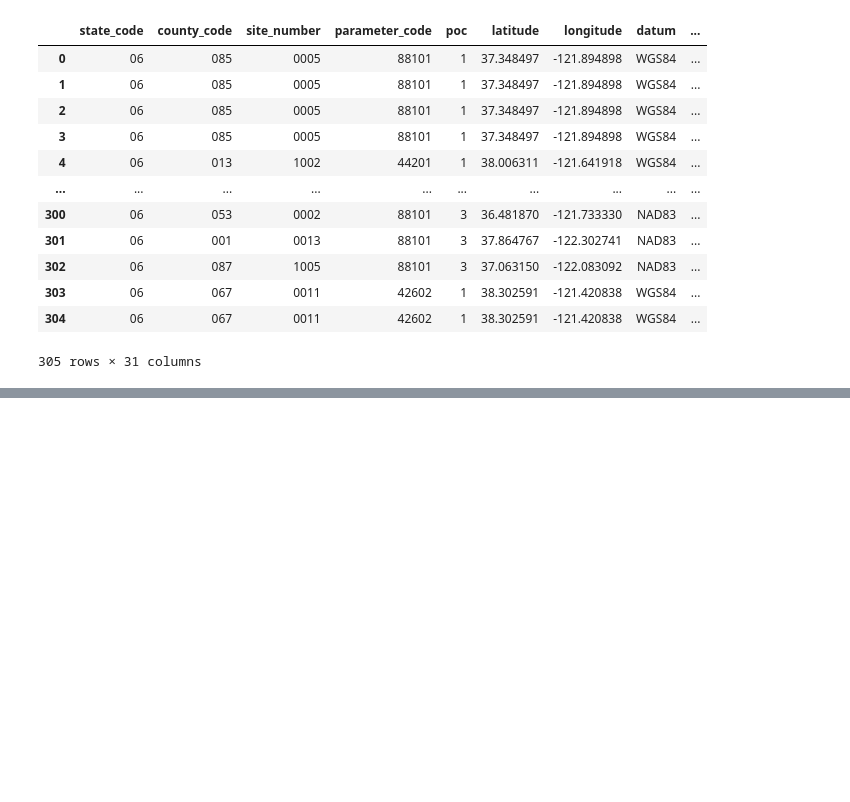
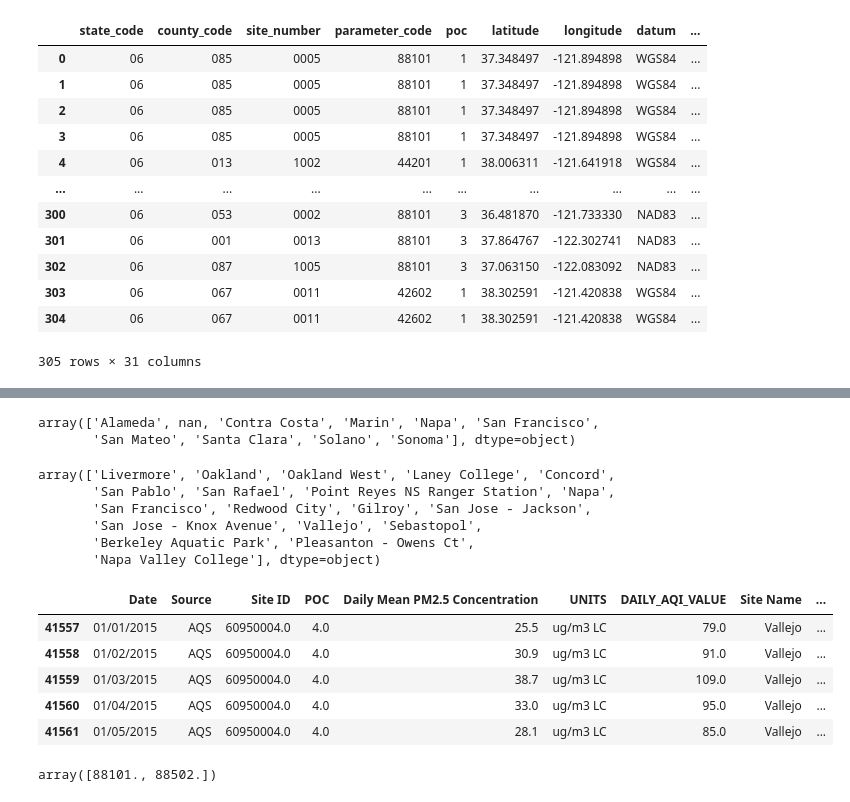
Before and after one commit to siawayforward/DS4A-group-project, a Jupyter notebook: dataset-details-aqs.ipynb, the cells around one changed output, grey strips where cells are left out. Cells and saved outputs as stored; diff of their text form; code cells hidden in the pictures; blank space fills up the shorter version.

```diff
--- a/dataset-details-aqs.ipynb
+++ b/dataset-details-aqs.ipynb
@@ -163,0 +428,5 @@ df
+# %%
+all_cali_data = pd.concat([df15,df16, df17, df18, df19, df20])
+# %%
+counties_wanted = ['Alameda', 'Contra Costa', 'Marin', 'Napa', 'San Francisco', 'San Mateo', 'Santa Clara', 'Solano', 'Sonoma']
+counties_wanted
@@ -163,0 +443,8 @@ df
+# %%
+wanted_data = all_cali_data.where(all_cali_data['COUNTY'].isin(counties_wanted))
+wanted_data['COUNTY'].unique()
+# %% [output]
+array(['Alameda', nan, 'Contra Costa', 'Marin', 'Napa', 'San Francisco',
+       'San Mateo', 'Santa Clara', 'Solano', 'Sonoma'], dtype=object)
+# %%
+data = wanted_data.dropna(subset=['COUNTY'])
@@ -163,0 +457,10 @@ df
+# %%
+data_sites = data['Site Name'].unique()
+data_sites
+# %% [output]
+array(['Livermore', 'Oakland', 'Oakland West', 'Laney College', 'Concord',
+       'San Pablo', 'San Rafael', 'Point Reyes NS Ranger Station', 'Napa',
+       'San Francisco', 'Redwood City', 'Gilroy', 'San Jose - Jackson',
+       'San Jose - Knox Avenue', 'Vallejo', 'Sebastopol',
+       'Berkeley Aquatic Park', 'Pleasanton - Owens Ct',
+       'Napa Valley College'], dtype=object)
@@ -163,0 +469,15 @@ df
+# %%
+data['POC'].unique()
+data.where(data['POC'] == 4.).dropna(subset=['POC']).head()
+# %% [output]
+|  | Date | Source | Site ID | POC | Daily Mean PM2.5 Concentration | UNITS | DAILY_AQI_VALUE | Site Name | ... |
+| 41557 | 01/01/2015 | AQS | 60950004.0 | 4.0 | 25.5 | ug/m3 LC | 79.0 | Vallejo | ... |
+| 41558 | 01/02/2015 | AQS | 60950004.0 | 4.0 | 30.9 | ug/m3 LC | 91.0 | Vallejo | ... |
+| 41559 | 01/03/2015 | AQS | 60950004.0 | 4.0 | 38.7 | ug/m3 LC | 109.0 | Vallejo | ... |
+| 41560 | 01/04/2015 | AQS | 60950004.0 | 4.0 | 33.0 | ug/m3 LC | 95.0 | Vallejo | ... |
+| 41561 | 01/05/2015 | AQS | 60950004.0 | 4.0 | 28.1 | ug/m3 LC | 85.0 | Vallejo | ... |
+# %%
+# After finding out that Point Reyes uses parameter code 88502 instead of 88101, I want to see all of the parameter codes in the dataset
+data['AQS_PARAMETER_CODE'].unique()
+# %% [output]
+array([88101., 88502.])
```
Also changed, not shown: parts of 41 cells of this notebook.
